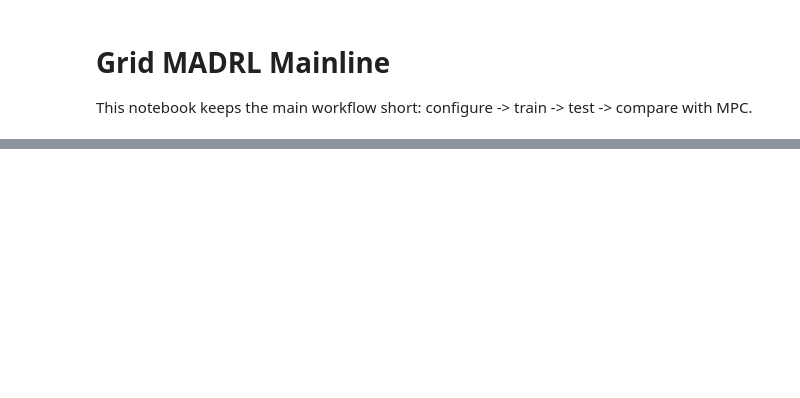
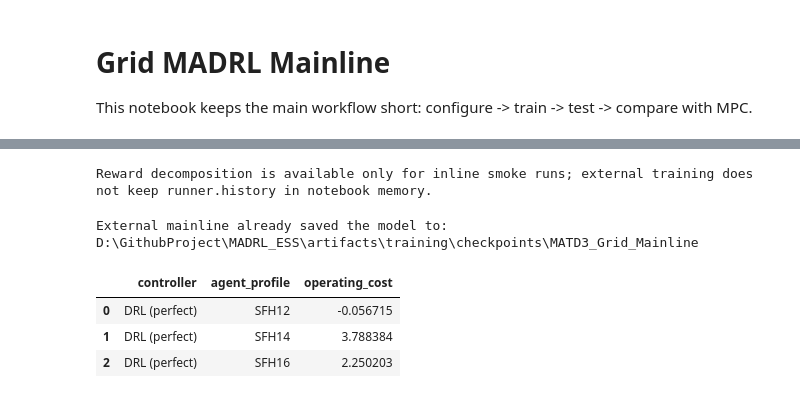
Before and after one commit to wenyuxin-00/MADRL_ESS, a Jupyter notebook: notebooks/madrl/train_madrl_grid.ipynb, the cells around one changed output, grey strips where cells are left out. Cells and saved outputs as stored; diff of their text form; code cells hidden in the pictures; blank space fills up the shorter version.

```diff
--- a/notebooks/madrl/train_madrl_grid.ipynb
+++ b/notebooks/madrl/train_madrl_grid.ipynb
@@ -66,12 +65,12 @@ from scripts.utils.grid_notebook_workflow import (
 from scripts.utils.torch_runtime import configure_torch_runtime, describe_device
 # %%
 experiment_controls = {
-    "algorithm": "MADDPG",
+    "algorithm": "MATD3",
     "reward_plot_window": 10,
     "seed": 7,
     "runtime_mode": "performance",
     "device_request": "cuda" if torch.cuda.is_available() else "cpu",
-    "require_cuda": False,
+    "require_cuda": bool(torch.cuda.is_available()),
 }
 
 data_controls = {
@@ -88,15 +87,17 @@ data_controls = {
 }
 
 train_controls = {
-    "profile": "base",
+    "launch_mode": "external",  # 'external' or 'inline'
+    "profile": "gpu_fast",
     "model_family": "mlp",
-    "num_envs": 1,
+    "num_envs": recommended_gpu_fast_num_envs(),
     "vec_env_type": "subproc",
-    "train_episodes": 256,
+    "train_episodes": 100,
     "batch_size": 4096,
-    "buffer_size": 100000,
-    "update_interval": 4,
-    "updates_per_step": 8,
+    "buffer_size": 200000,
+    "update_interval": 1,
+    "updates_per_step": 2,
+    "policy_update_freq": 2,
     "use_noise_decay": True,
     "show_progress": True,
     "progress_postfix_interval": 10,
@@ -105,13 +106,15 @@ train_controls = {
     "max_train_steps": None,
 }
 
-algorithm = experiment_controls["algorithm"]
+launch_mode = train_controls["launch_mode"]
 reward_plot_window = experiment_controls["reward_plot_window"]
 seed = experiment_controls["seed"]
+train_env_name = "GridTrainMainline"
+train_run_number = 1
 
 cfg = compose_experiment_config(
     profile=train_controls["profile"],
-    algorithm=algorithm,
+    algorithm=experiment_controls["algorithm"],
     model_family=train_controls["model_family"],
     vec_env_type=train_controls["vec_env_type"],
     data_dir=project_root / "data",
@@ -148,6 +151,7 @@ cfg.train.progress_postfix_interval = train_controls["progress_postfix_interval"
 cfg.train.noise_std_init = train_controls["noise_std_init"]
 cfg.train.noise_std_min = train_controls["noise_std_min"]
 cfg.train.max_train_steps = train_controls["max_train_steps"]
+cfg.algo.policy_update_freq = train_controls["policy_update_freq"]
 cfg.train.noise_decay_steps = cfg.train.train_episodes * cfg.env.episode_limit
 
 runtime_state = configure_torch_runtime(
@@ -157,6 +161,7 @@ runtime_state = configure_torch_runtime(
     require_cuda=experiment_controls["require_cuda"],
 )
 forecast_ready = ensure_forecast_ready(cfg)
+algorithm = cfg.algo.name
 summary = summarize_cfg(cfg)
 summary["device_info"] = describe_device(runtime_state)
 summary["experiment_controls"] = experiment_controls
@@ -164,6 +169,7 @@ summary["data_controls"] = data_controls
 summary["train_controls"] = train_controls
 summary["applied_controls"] = applied_controls
 summary["forecast_ready"] = forecast_ready
+summary["launch_mode"] = launch_mode
 summary
 # %% [output]
 {'agent_profiles': ['SFH12', 'SFH14', 'SFH16'],
@@ -210,25 +260,42 @@ KeyboardInterrupt:
 # %%
-plot_reward_decomposition(
-    history=list(runner.history),
-    episode_rewards=runner.episode_rewards,
-    reward_fn=runner.env_evaluate.reward_fn,
-    title='Training Reward Decomposition',
-    window=reward_plot_window,
-)
+if launch_mode == "inline":
+    plot_reward_decomposition(
+        history=list(runner.history),
+        episode_rewards=runner.episode_rewards,
+        reward_fn=runner.env_evaluate.reward_fn,
+        title='Training Reward Decomposition',
+        window=reward_plot_window,
+    )
+else:
+    print('Reward decomposition is available only for inline smoke runs; external training does not keep runner.history in notebook memory.')
+# %% [output]
+Reward decomposition is available only for inline smoke runs; external training does not keep runner.history in notebook memory.
 # %%
-save_dir = get_madrl_checkpoint_root(project_root) / f'{algorithm}_Grid_Mainline'
-save_dir.mkdir(parents=True, exist_ok=True)
-runner.save_model(str(save_dir), episode=episodes_completed)
-runner.close()
-print(f'Model saved to: {save_dir}')
+if launch_mode == "inline":
+    save_dir = get_madrl_checkpoint_root(project_root) / f'{algorithm}_Grid_Mainline'
+    save_dir.mkdir(parents=True, exist_ok=True)
+    runner.save_model(str(save_dir), episode=episodes_completed)
+    runner.close()
+    print(f'Model saved to: {save_dir}')
+else:
+    print(f'External mainline already saved the model to: {save_dir}')
+# %% [output]
+External mainline already saved the model to: D:\GithubProject\MADRL_ESS\artifacts\training\checkpoints\MATD3_Grid_Mainline
 # %%
+cfg.algo.name = algorithm
+
 drl_rollout = collect_madrl_rollout(
     cfg,
     model_root=save_dir,
     algorithm=algorithm,
     episode_tag=episodes_completed,
 )
 cost_summary = drl_rollout.summary
 cost_summary
+# %% [output]
+|  | controller | agent_profile | operating_cost |
+| 0 | DRL (perfect) | SFH12 | -0.056715 |
+| 1 | DRL (perfect) | SFH14 | 3.788384 |
+| 2 | DRL (perfect) | SFH16 | 2.250203 |
 # %%
 plot_test_rollout(drl_rollout)
```
Also changed, not shown: parts of 8 cells of this notebook, 17 other files.
